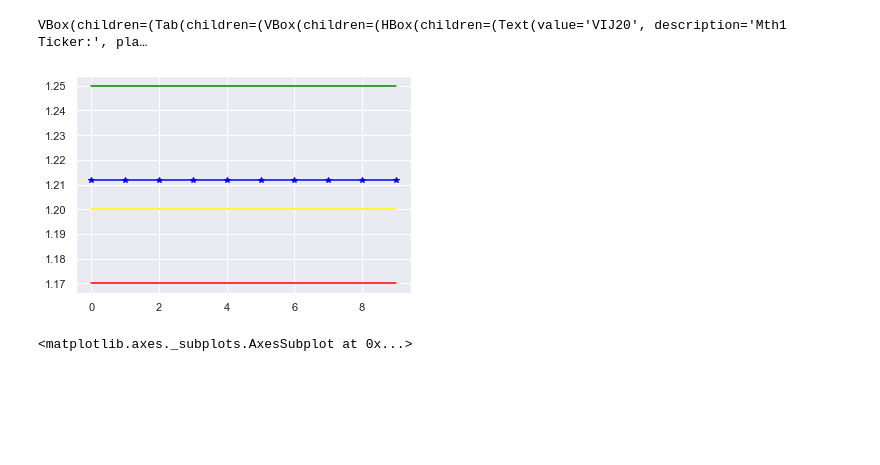
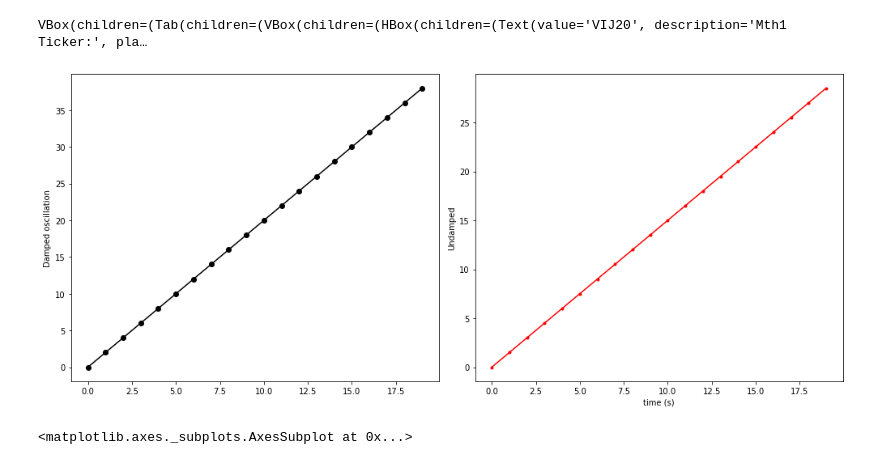
Before and after one commit to tzhang7/tz_short_vix_algo, a Jupyter notebook: signal_ui.ipynb, the cells around one changed output. Cells and saved outputs as stored; diff of their text form; code cells hidden in the pictures; blank space fills up the shorter version.

```diff
--- a/signal_ui.ipynb
+++ b/signal_ui.ipynb
@@ -5,26 +5,33 @@ from vix_trade_ui import signal_ui
 signal_ui.show_ui()
 # %% [output]
 VBox(children=(Tab(children=(VBox(children=(HBox(children=(Text(value='VIJ20', description='Mth1 Ticker:', pla…
-# %%
-import  matplotlib.pyplot  as plt
-
-fig,ax = plt.subplots()
-t=10
-
-x=range(t)
-signal=[1.212 for i in range(t)]
-red_line = [1.17 for i in range(len(x))]
-yellow_line = [1.20 for i in range(len(x))]
-green_line = [1.25 for i in range(len(x))]
-
-
-plt.plot(x,red_line,"-",label="red",color="red")
-plt.plot(x,yellow_line,"-",label="red",color="yellow")
-plt.plot(x,green_line,"-",label="red",color="green")
-plt.plot(x,signal,"*-",label="signal",color="blue")
-plt.show()
-# %% [output]
-[figure, removed]
+# %%
+import numpy as np
+import matplotlib.pyplot as plt
+
+fig_size = (14, 6)
+plt.figure(figsize=fig_size)
+
+x1 = range(20)
+x2 = range(20)
+
+y1 = [2*i for i in x1]
+y2 = [1.5*i for i in x2]
+
+plt.subplot(1, 2, 1)
+plt.plot(x1, y1, 'ko-')
+plt.ylabel('Damped oscillation')
+
+
+plt.subplot(1, 2, 2)
+plt.plot(x2, y2, 'r.-')
+plt.xlabel('time (s)')
+plt.ylabel('Undamped')
+
+plt.tight_layout()
+plt.show()
+# %% [output]
+[figure, added]
 # %%
 import seaborn as sns
 sns.set(style="darkgrid")
```
Also changed, not shown: 6 other files.
